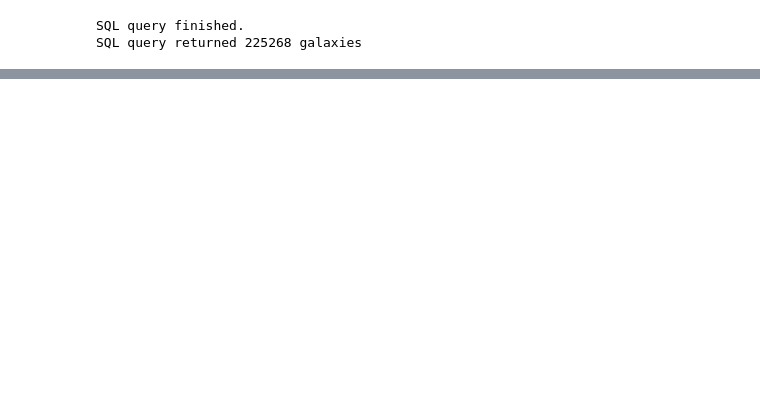
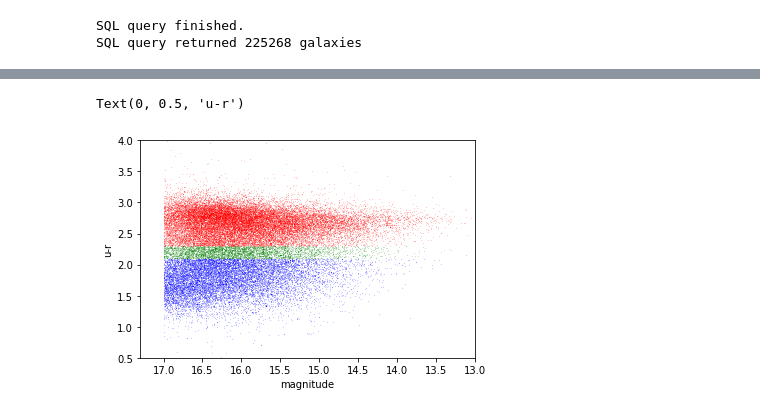
Before and after one commit to anikacave/morphology-analysis, a Jupyter notebook: cleanedUp.ipynb, the cells around one changed output, grey strips where cells are left out. Cells and saved outputs as stored; diff of their text form; code cells hidden in the pictures; blank space fills up the shorter version.

```diff
--- a/cleanedUp.ipynb
+++ b/cleanedUp.ipynb
@@ -61,0 +91,15 @@ plt.xlim(0.5,2.5)
+# %%
+blue2 = newgals.where(newgals['u-r']<2.1).dropna(subset = ['u-r']).reset_index()
+red2 = newgals.where(newgals['u-r']>2.3).dropna(subset = ['u-r']).reset_index()
+green2 = newgals.where(newgals['u-r']<2.3).where(newgals['u-r']>2.1).dropna(subset = ['u-r']).reset_index()
+# %%
+plt.scatter(blue2['mag'], blue2['u-r'],  s=.02, marker = '.', color = 'Blue')
+plt.scatter(red2['mag'], red2['u-r'],  s=.02, marker = '.', color = 'Red')
+plt.scatter(green2['mag'], green2['u-r'],  s=.02, marker = '.', color = 'Green')
+plt.xlim(17.3, 13)
+plt.ylim(.5,4)
+plt.xlabel('magnitude')
+plt.ylabel('u-r')
+# %% [output]
+Text(0, 0.5, 'u-r')
+[figure, added]
```
Also changed, not shown: parts of 26 cells of this notebook.
